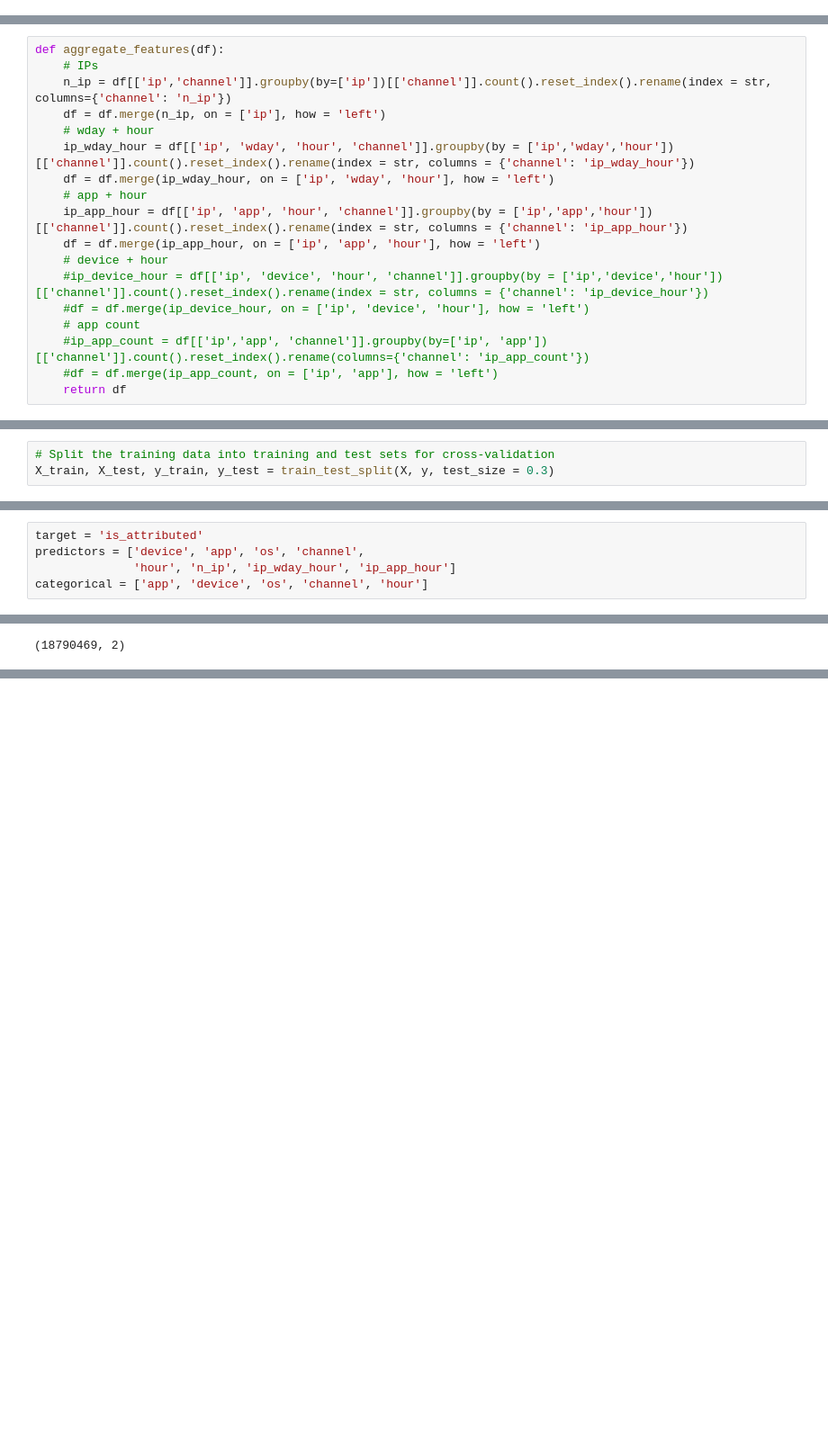
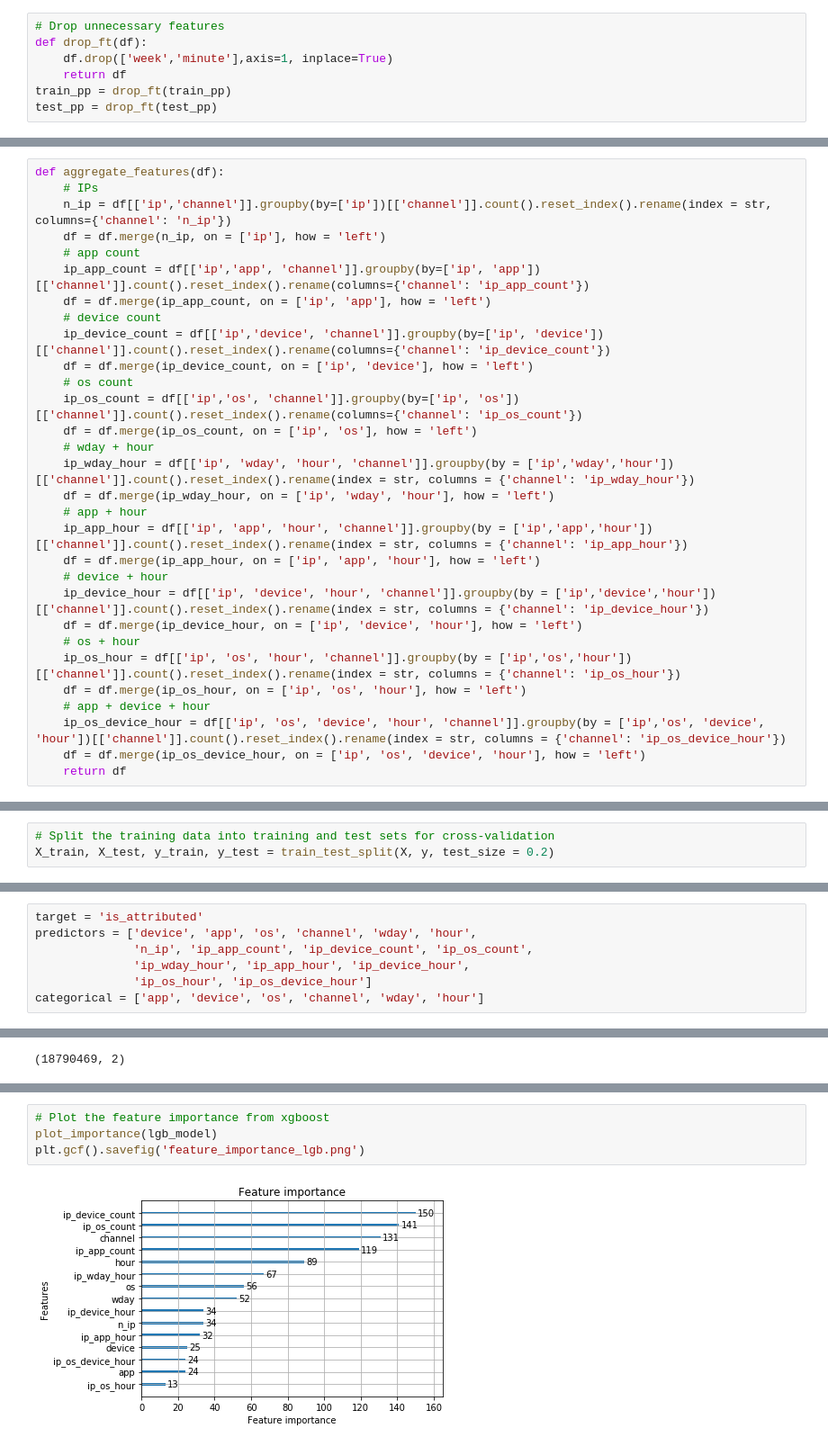
Before and after one commit to UMNDS/TalkingData, a Jupyter notebook: TalkingData.ipynb, the cells around one changed output, grey strips where cells are left out. Shown: that part at 90% size. Cells and saved outputs as stored; diff of their text form; blank space fills up the shorter version.

```diff
--- a/TalkingData.ipynb
+++ b/TalkingData.ipynb
@@ -152,3 +170,10 @@ train_pp.drop('attributed_time', axis = 1, inplace = True)
+# %%
+# Drop unnecessary features
+def drop_ft(df):
+    df.drop(['week','minute'],axis=1, inplace=True)
+    return df
+train_pp = drop_ft(train_pp)
+test_pp = drop_ft(test_pp)
 # %% [markdown]
 Adding new features
 # %%
@@ -156,6 +181,15 @@ def aggregate_features(df):
     # IPs
     n_ip = df[['ip','channel']].groupby(by=['ip'])[['channel']].count().reset_index().rename(index = str, columns={'channel': 'n_ip'})
     df = df.merge(n_ip, on = ['ip'], how = 'left')
+    # app count
+    ip_app_count = df[['ip','app', 'channel']].groupby(by=['ip', 'app'])[['channel']].count().reset_index().rename(columns={'channel': 'ip_app_count'})
+    df = df.merge(ip_app_count, on = ['ip', 'app'], how = 'left')
+    # device count
+    ip_device_count = df[['ip','device', 'channel']].groupby(by=['ip', 'device'])[['channel']].count().reset_index().rename(columns={'channel': 'ip_device_count'})
+    df = df.merge(ip_device_count, on = ['ip', 'device'], how = 'left')
+    # os count
+    ip_os_count = df[['ip','os', 'channel']].groupby(by=['ip', 'os'])[['channel']].count().reset_index().rename(columns={'channel': 'ip_os_count'})
+    df = df.merge(ip_os_count, on = ['ip', 'os'], how = 'left')
     # wday + hour
     ip_wday_hour = df[['ip', 'wday', 'hour', 'channel']].groupby(by = ['ip','wday','hour'])[['channel']].count().reset_index().rename(index = str, columns = {'channel': 'ip_wday_hour'})
     df = df.merge(ip_wday_hour, on = ['ip', 'wday', 'hour'], how = 'left')
@@ -163,11 +197,14 @@ def aggregate_features(df):
     ip_app_hour = df[['ip', 'app', 'hour', 'channel']].groupby(by = ['ip','app','hour'])[['channel']].count().reset_index().rename(index = str, columns = {'channel': 'ip_app_hour'})
     df = df.merge(ip_app_hour, on = ['ip', 'app', 'hour'], how = 'left')
     # device + hour
-    #ip_device_hour = df[['ip', 'device', 'hour', 'channel']].groupby(by = ['ip','device','hour'])[['channel']].count().reset_index().rename(index = str, columns = {'channel': 'ip_device_hour'})
-    #df = df.merge(ip_device_hour, on = ['ip', 'device', 'hour'], how = 'left')
-    # app count
-    #ip_app_count = df[['ip','app', 'channel']].groupby(by=['ip', 'app'])[['channel']].count().reset_index().rename(columns={'channel': 'ip_app_count'})
-    #df = df.merge(ip_app_count, on = ['ip', 'app'], how = 'left')
+    ip_device_hour = df[['ip', 'device', 'hour', 'channel']].groupby(by = ['ip','device','hour'])[['channel']].count().reset_index().rename(index = str, columns = {'channel': 'ip_device_hour'})
+    df = df.merge(ip_device_hour, on = ['ip', 'device', 'hour'], how = 'left')
+    # os + hour
+    ip_os_hour = df[['ip', 'os', 'hour', 'channel']].groupby(by = ['ip','os','hour'])[['channel']].count().reset_index().rename(index = str, columns = {'channel': 'ip_os_hour'})
+    df = df.merge(ip_os_hour, on = ['ip', 'os', 'hour'], how = 'left')
+    # app + device + hour
+    ip_os_device_hour = df[['ip', 'os', 'device', 'hour', 'channel']].groupby(by = ['ip','os', 'device', 'hour'])[['channel']].count().reset_index().rename(index = str, columns = {'channel': 'ip_os_device_hour'})
+    df = df.merge(ip_os_device_hour, on = ['ip', 'os', 'device', 'hour'], how = 'left')
     return df
 # %%
 train_ag = aggregate_features(train_pp)
@@ -205,6 +251,6 @@ len(y)
 # %%
 # Split the training data into training and test sets for cross-validation
-X_train, X_test, y_train, y_test = train_test_split(X, y, test_size = 0.3)
+X_train, X_test, y_train, y_test = train_test_split(X, y, test_size = 0.2)
 # %% [markdown]
 ### Logistic Regression
 # %%
@@ -232,9 +278,11 @@ metrics.roc_auc_score(y_test, y_pred_prob[:,1])
 ### Light GBM
 # %%
 target = 'is_attributed'
-predictors = ['device', 'app', 'os', 'channel',
-              'hour', 'n_ip', 'ip_wday_hour', 'ip_app_hour']
-categorical = ['app', 'device', 'os', 'channel', 'hour']
+predictors = ['device', 'app', 'os', 'channel', 'wday', 'hour',
+              'n_ip', 'ip_app_count', 'ip_device_count', 'ip_os_count',
+              'ip_wday_hour', 'ip_app_hour', 'ip_device_hour',
+              'ip_os_hour', 'ip_os_device_hour']
+categorical = ['app', 'device', 'os', 'channel', 'wday', 'hour']
 # %%
 params = {
     'boosting_type': 'gbdt',
@@ -323,0 +379,6 @@ ans.shape
+# %%
+# Plot the feature importance from xgboost
+plot_importance(lgb_model)
+plt.gcf().savefig('feature_importance_lgb.png')
+# %% [output]
+[figure, added]
```
Also changed, not shown: parts of 13 cells of this notebook.
